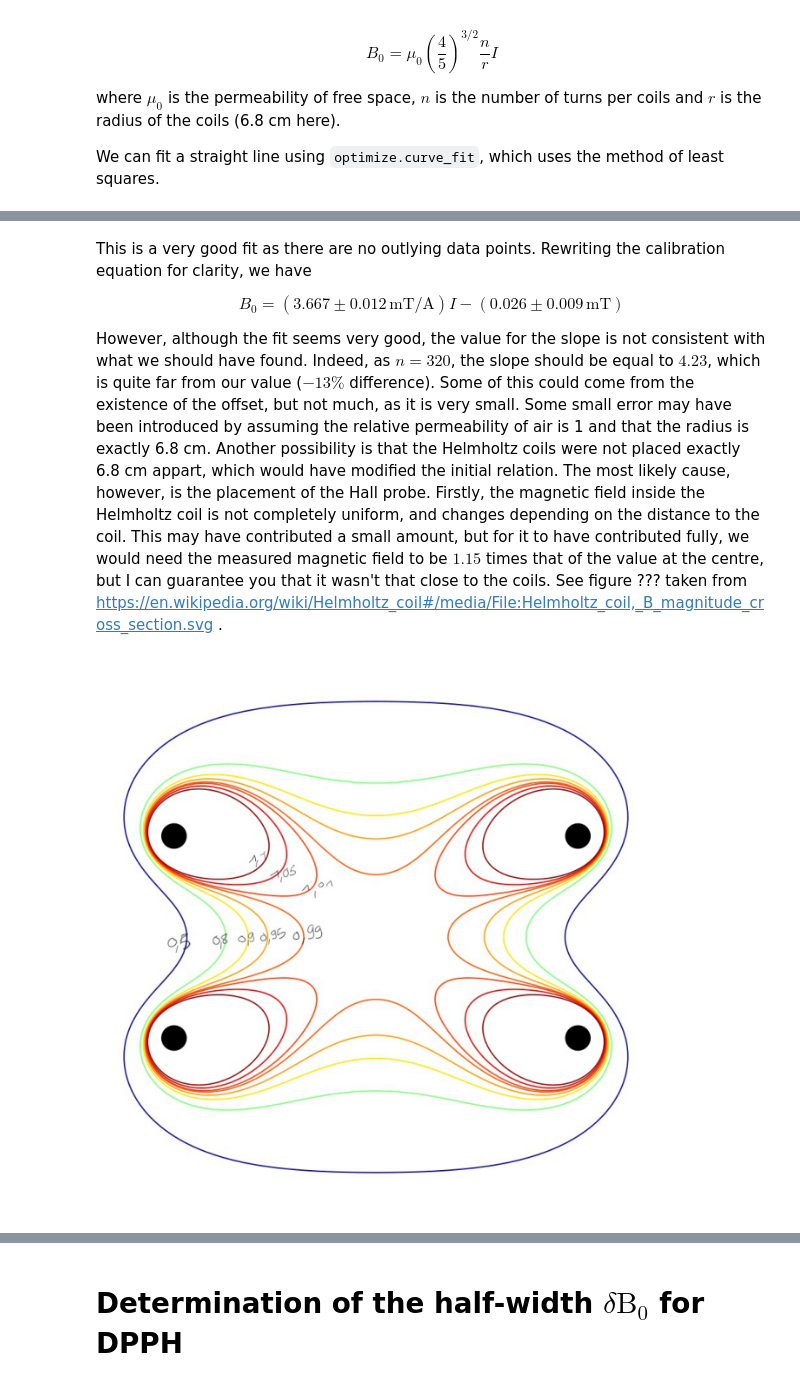
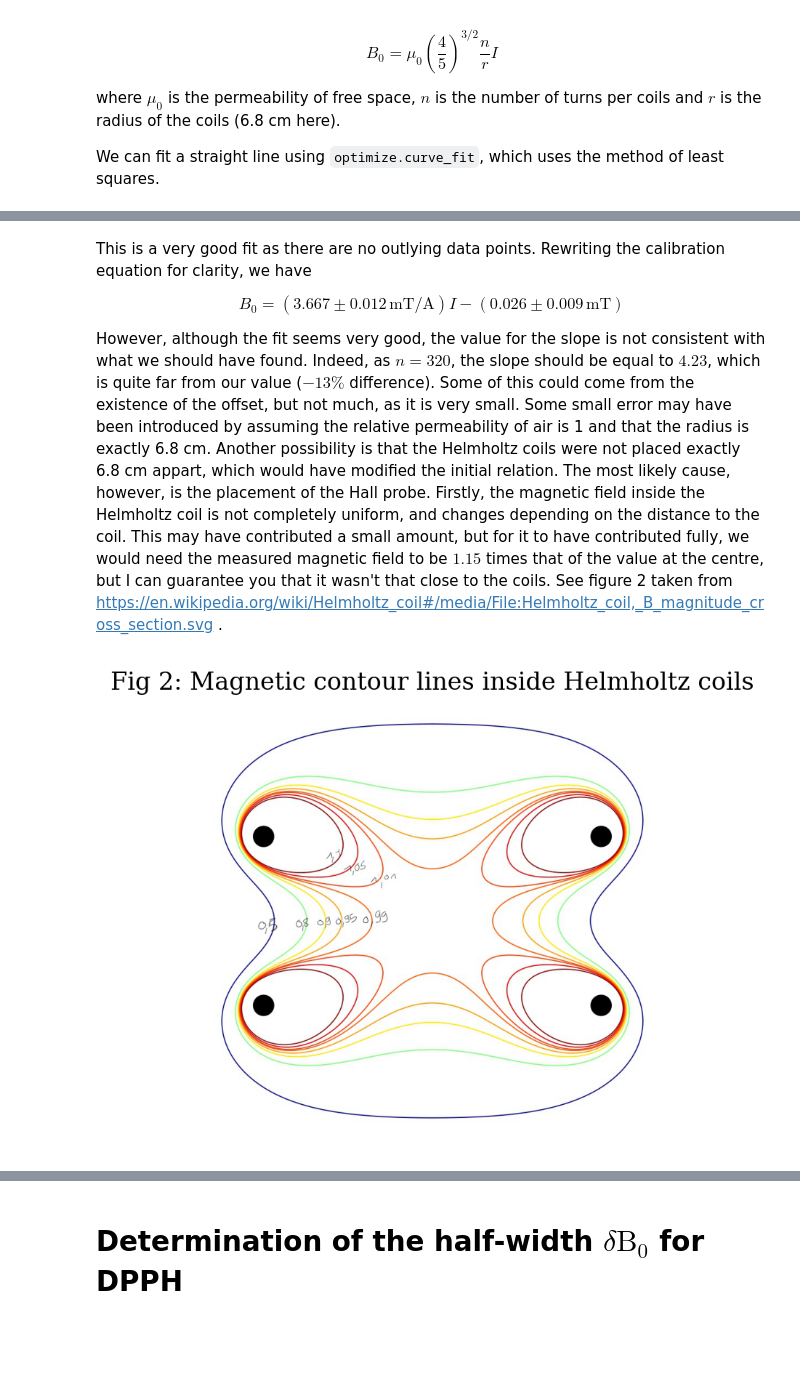
Before and after one commit to MelzieG/Jupyter-notebooks-lab2, a Jupyter notebook: Electron_spin_resonance (1).ipynb, the cells around one changed output, grey strips where cells are left out. Drawn from its saved outputs; the diff is of its cells as text; code cells hidden in the pictures; blank space fills up the shorter version.

```diff
--- a/Electron_spin_resonance (1).ipynb
+++ b/Electron_spin_resonance (1).ipynb
@@ -115,13 +114,14 @@ This is a very good fit as there are no outlying data points. Rewriting the cali
 
 $$B_0 = (3.667 \pm 0.012 \, \mathrm{mT/A}) I - (0.026 \pm 0.009 \, \mathrm{mT})$$
 
-However, although the fit seems very good, the value for the slope is not consistent with what we should have found. Indeed, as $n = 320$, the slope should be equal to $4.23$, which is quite far from our value ($-13 \%$ difference). Some of this could come from the existence of the offset, but not much, as it is very small. Some small error may have been introduced by assuming the relative permeability of air is 1 and that the radius is exactly 6.8 cm. Another possibility is that the Helmholtz coils were not placed exactly 6.8 cm appart, which would have modified the initial relation. The most likely cause, however, is the placement of the Hall probe. Firstly, the magnetic field inside the Helmholtz coil is not completely uniform, and changes depending on the distance to the coil. This may have contributed a small amount, but for it to have contributed fully, we would need the measured magnetic field to be $1.15$ times that of the value at the centre, but I can guarantee you that it wasn't that close to the coils. See figure ??? taken from https://en.wikipedia.org/wiki/Helmholtz_coil#/media/File:Helmholtz_coil,_B_magnitude_cross_section.svg .
+However, although the fit seems very good, the value for the slope is not consistent with what we should have found. Indeed, as $n = 320$, the slope should be equal to $4.23$, which is quite far from our value ($-13 \%$ difference). Some of this could come from the existence of the offset, but not much, as it is very small. Some small error may have been introduced by assuming the relative permeability of air is 1 and that the radius is exactly 6.8 cm. Another possibility is that the Helmholtz coils were not placed exactly 6.8 cm appart, which would have modified the initial relation. The most likely cause, however, is the placement of the Hall probe. Firstly, the magnetic field inside the Helmholtz coil is not completely uniform, and changes depending on the distance to the coil. This may have contributed a small amount, but for it to have contributed fully, we would need the measured magnetic field to be $1.15$ times that of the value at the centre, but I can guarantee you that it wasn't that close to the coils. See figure 2 taken from https://en.wikipedia.org/wiki/Helmholtz_coil#/media/File:Helmholtz_coil,_B_magnitude_cross_section.svg .
 # %%
 coils = plt.imread('Helmholtz_coil.png')
 plt.figure(figsize=(6,4))  # Sets the size of the displayed image
 plt.imshow(coils)
 plt.axis('off')
+plt.title('Fig 2: Magnetic contour lines inside Helmholtz coils')
 plt.show()
 # %% [output]
-[figure, old version]
+[figure, new version]
 # %% [markdown]
```
Also changed, not shown: parts of 32 cells of this notebook, 1 other file.
